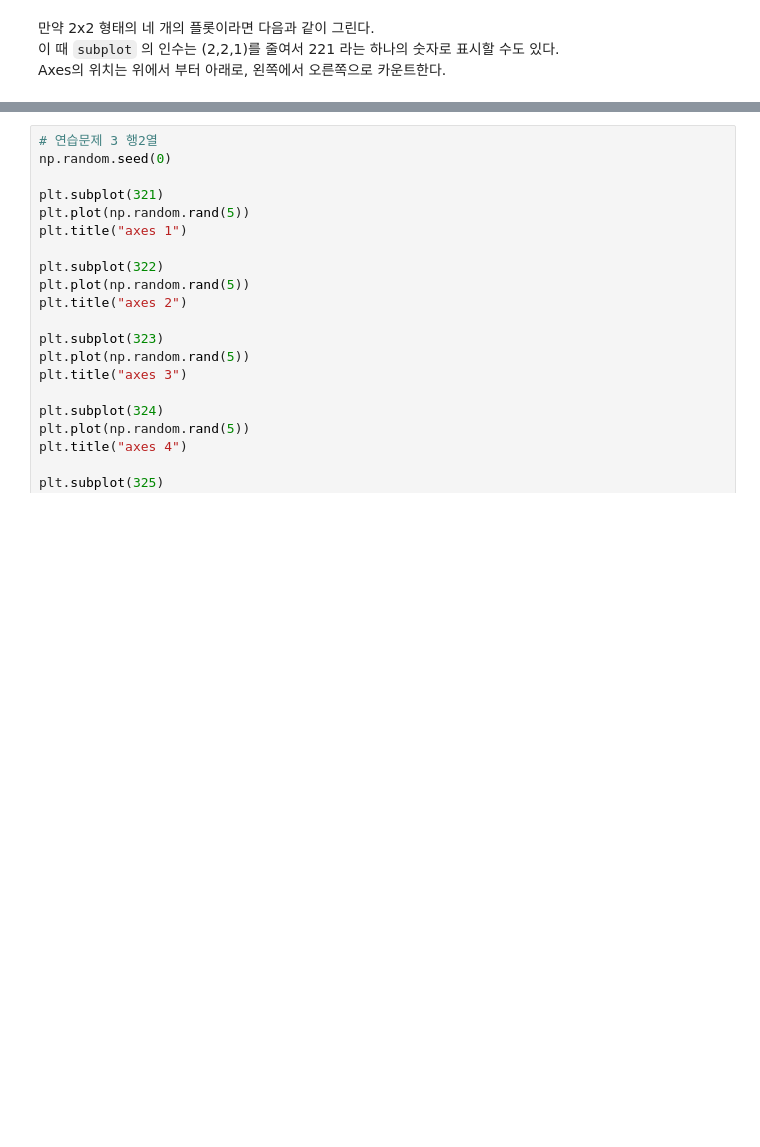
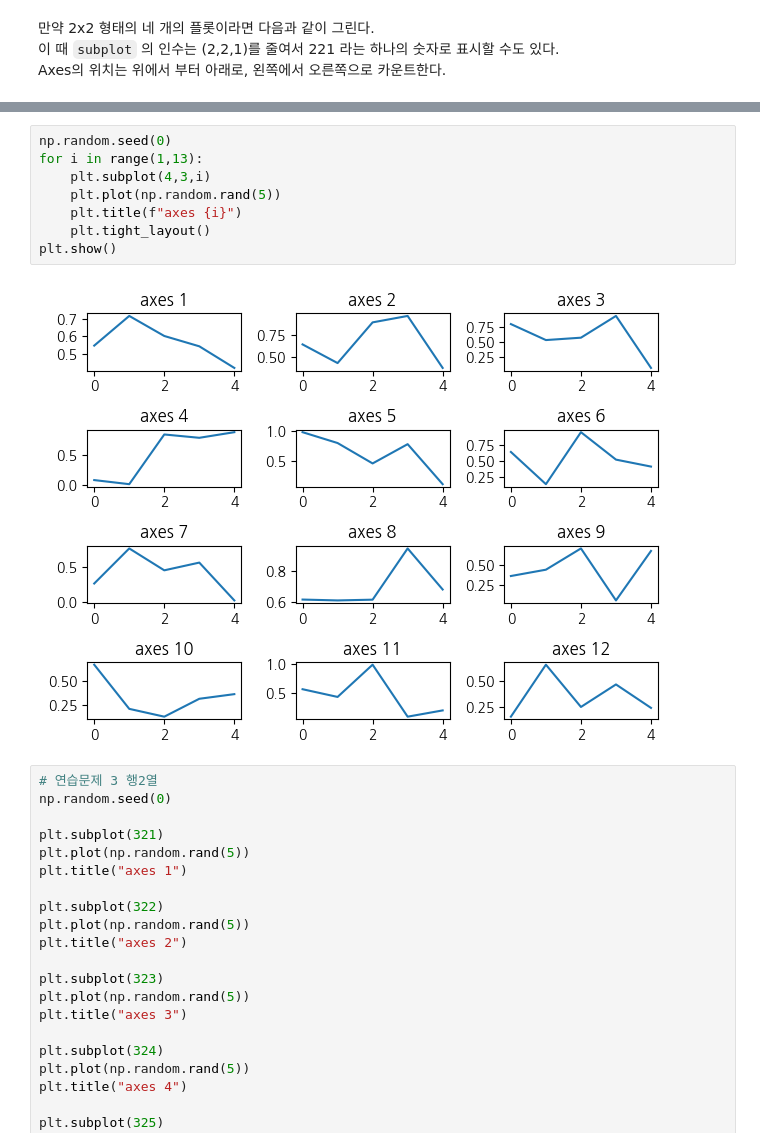
Before and after one commit to kesiss777/wassup3, a Jupyter notebook: 04_Data_Visualization/01_시각화 패키지 맷플롯리브 소개.ipynb, the cells around one changed output, grey strips where cells are left out. Drawn from its saved outputs; the diff is of its cells as text; blank space fills up the shorter version.

```diff
--- a/04_Data_Visualization/01_시각화 패키지 맷플롯리브 소개.ipynb
+++ b/04_Data_Visualization/01_시각화 패키지 맷플롯리브 소개.ipynb
@@ -903,3 +965,13 @@ plt.show()
+# %%
+np.random.seed(0)
+for i in range(1,13):
+    plt.subplot(4,3,i)
+    plt.plot(np.random.rand(5))
+    plt.title(f"axes {i}")
+    plt.tight_layout()
+plt.show()
+# %% [output]
+[figure, added]
 # %%
 # 연습문제 3 행2열
 np.random.seed(0)
```
Also changed, not shown: parts of 39 cells of this notebook.
